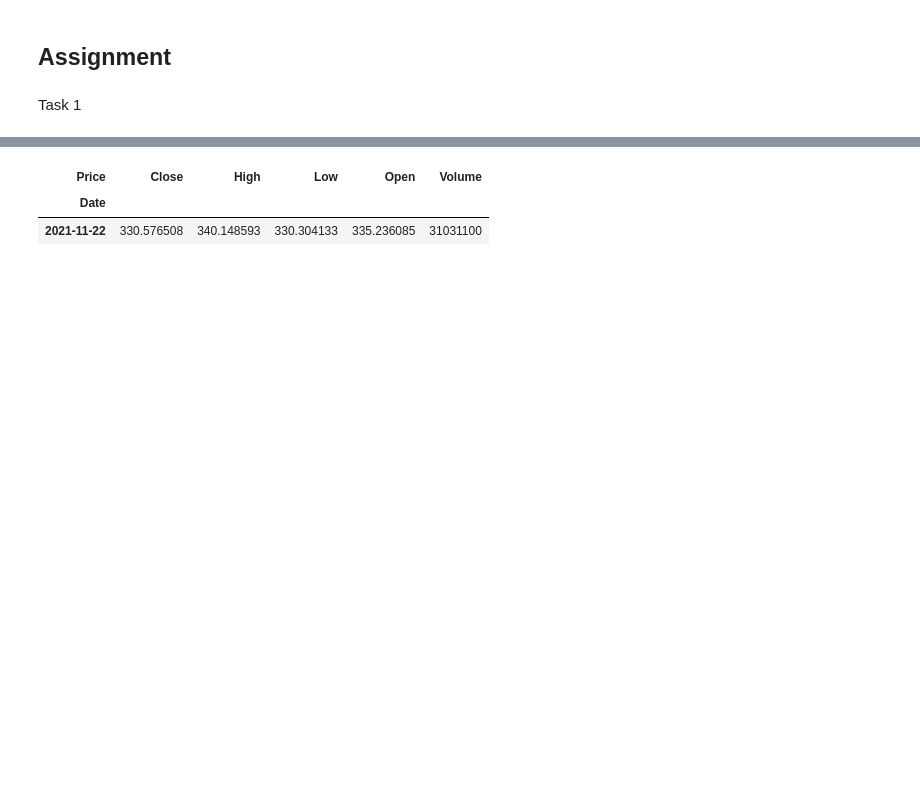
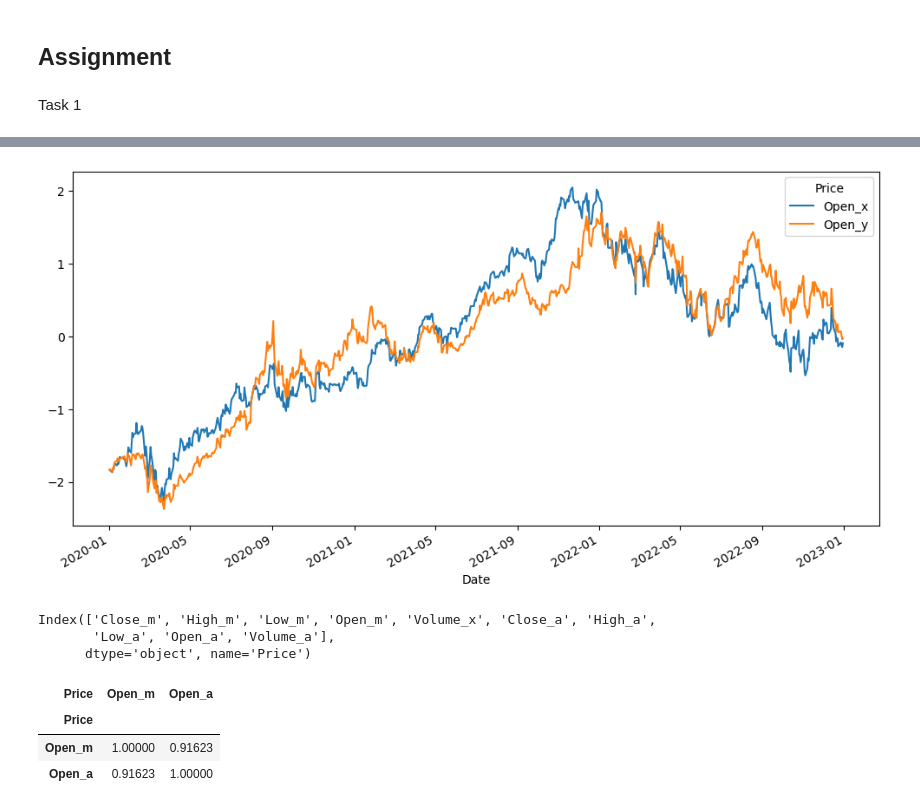
Before and after one commit to amberkhan707/Time-Series-Stock-Analysis, a Jupyter notebook: Assignment.ipynb, the cells around one changed output, grey strips where cells are left out. Drawn from its saved outputs; the diff is of its cells as text; code cells hidden in the pictures; blank space fills up the shorter version.

```diff
--- a/Assignment.ipynb
+++ b/Assignment.ipynb
@@ -17,3 +17,4 @@ df = df.reset_index()
 # %%
-df.columns = df.columns.droplevel(1)
+adf = adf.reset_index('Date');
+mdf = mdf.reset_index('Date');
 # %%
@@ -25,2 +38,3 @@ df = df.loc['2017-01-01':'2023-01-01']
 # %%
-df.head(2)
+adf = adf.set_index('Date');
+mdf = mdf.set_index('Date');
@@ -48,6 +41,5 @@ Task 4
-# %%
-df[df['High']==340.1485931428853]
-# %% [output]
-| Price | Close | High | Low | Open | Volume |
-| Date |  |  |  |  |  |
-| 2021-11-22 | 330.576508 | 340.148593 | 330.304133 | 335.236085 | 31031100 |
+# %%
+mdf = mdf.loc['2020-01-01':'2023-01-01']
+adf = adf.loc['2020-01-01':'2023-01-01']
+# %%
+df = pd.merge(mdf,adf, on= 'Date', how = 'left' )
@@ -53,0 +50,5 @@ df[df['High']==340.1485931428853]
+# %%
+df[['Open_x','Open_y']].plot(figsize=(12,6))
+plt.show()
+# %% [output]
+[figure, added]
@@ -53,0 +62,13 @@ df[df['High']==340.1485931428853]
+# %%
+df.columns
+# %% [output]
+Index(['Close_m', 'High_m', 'Low_m', 'Open_m', 'Volume_x', 'Close_a', 'High_a',
+       'Low_a', 'Open_a', 'Volume_a'],
+      dtype='object', name='Price')
+# %%
+df[['Open_m', 'Open_a']].corr()
+# %% [output]
+| Price | Open_m | Open_a |
+| Price |  |  |
+| Open_m | 1.00000 | 0.91623 |
+| Open_a | 0.91623 | 1.00000 |
```
Also changed, not shown: parts of 16 cells of this notebook.
